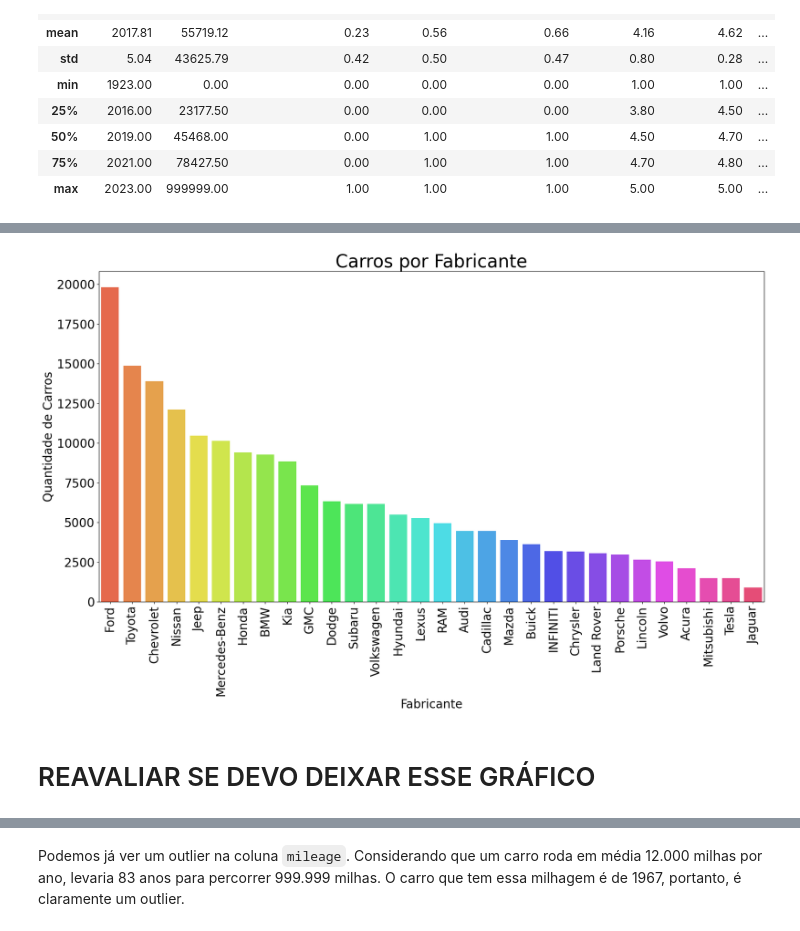
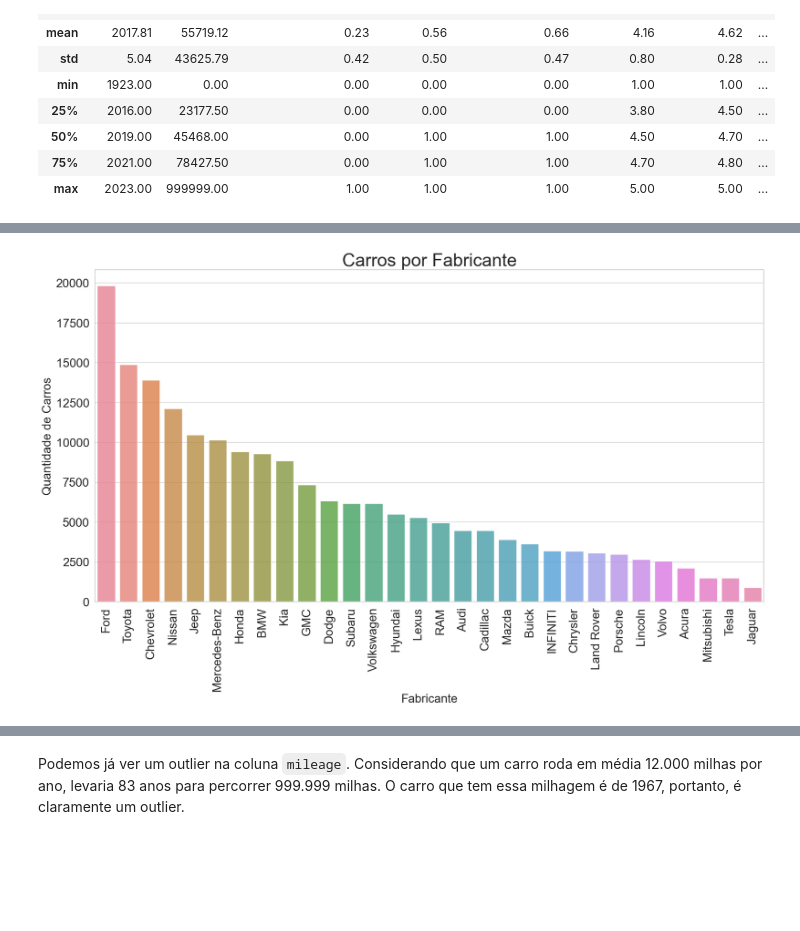
Before and after one commit to BaRobles/Compass_Data_Science, a Jupyter notebook: Sprint-2/Sprint 2.ipynb, the cells around one changed output, grey strips where cells are left out. Saved outputs shown, nothing was run; the diff lists cells and outputs as text; code cells hidden in the pictures; blank space fills up the shorter version.

```diff
--- a/Sprint-2/Sprint 2.ipynb
+++ b/Sprint-2/Sprint 2.ipynb
@@ -129,14 +150,14 @@ plt.show()
 # %%
-rainbow_palette = sns.color_palette("hsv", len(counts))
+rainbow_palette = sns.color_palette("husl", len(counts))
+# rainbow_palette = sns.color_palette("cubehelix")
+# sns.set(style="whitegrid")
 plt.figure(figsize = (20, 10))
 sns.barplot(x=counts.index, y=counts.values, hue=counts.index, palette=rainbow_palette, alpha = 0.8)
 plt.title('Carros por Fabricante', fontsize = 30)
 plt.ylabel('Quantidade de Carros', fontsize = 20)
 plt.xlabel('Fabricante', fontsize = 20)
 plt.xticks(rotation=90, fontsize=20)
 plt.yticks(fontsize=20)
 plt.show()
 # %% [output]
-[figure, old version]
+[figure, new version]
-# %% [markdown]
-# REAVALIAR SE DEVO DEIXAR ESSE GRÁFICO
```
Also changed, not shown: parts of 19 cells of this notebook.
